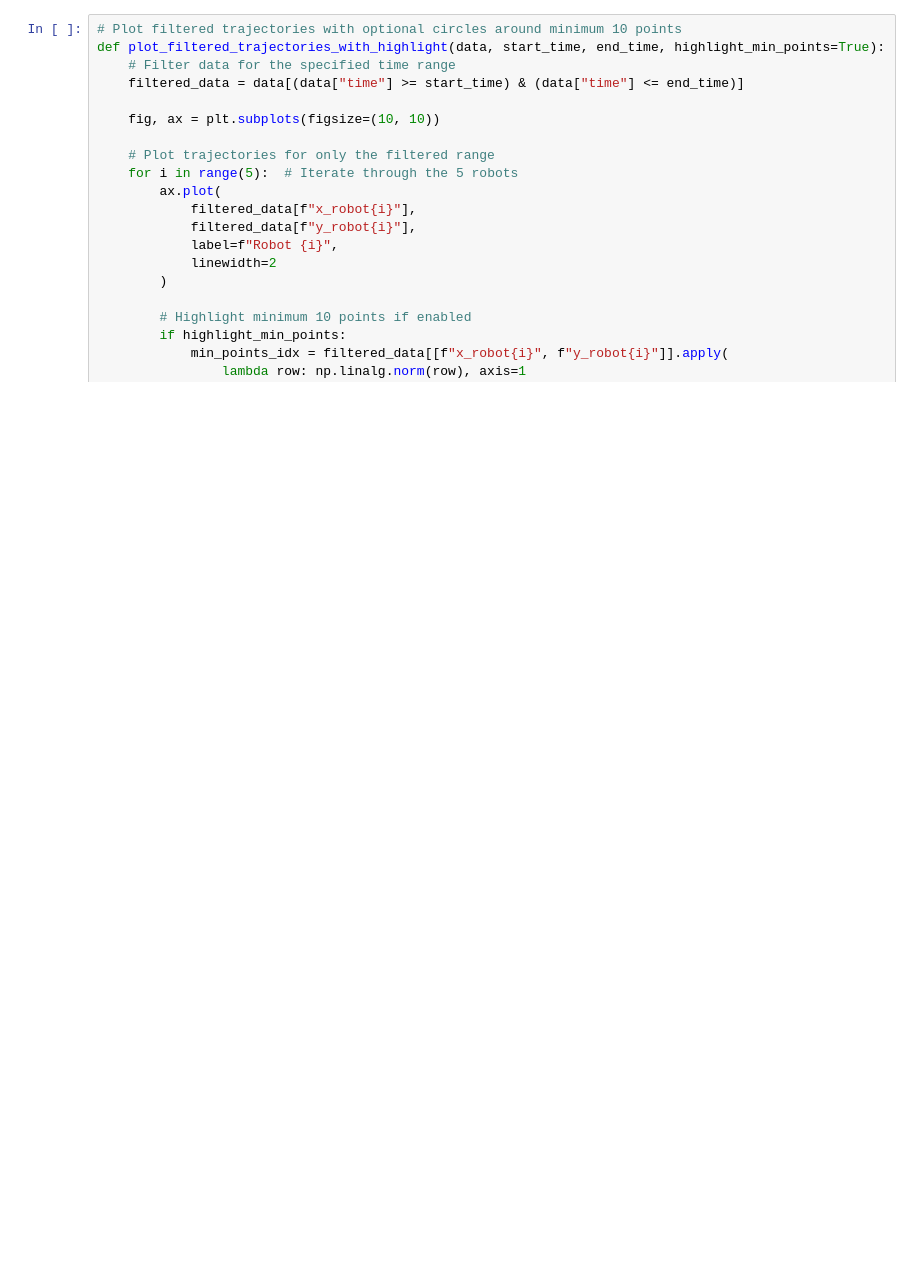
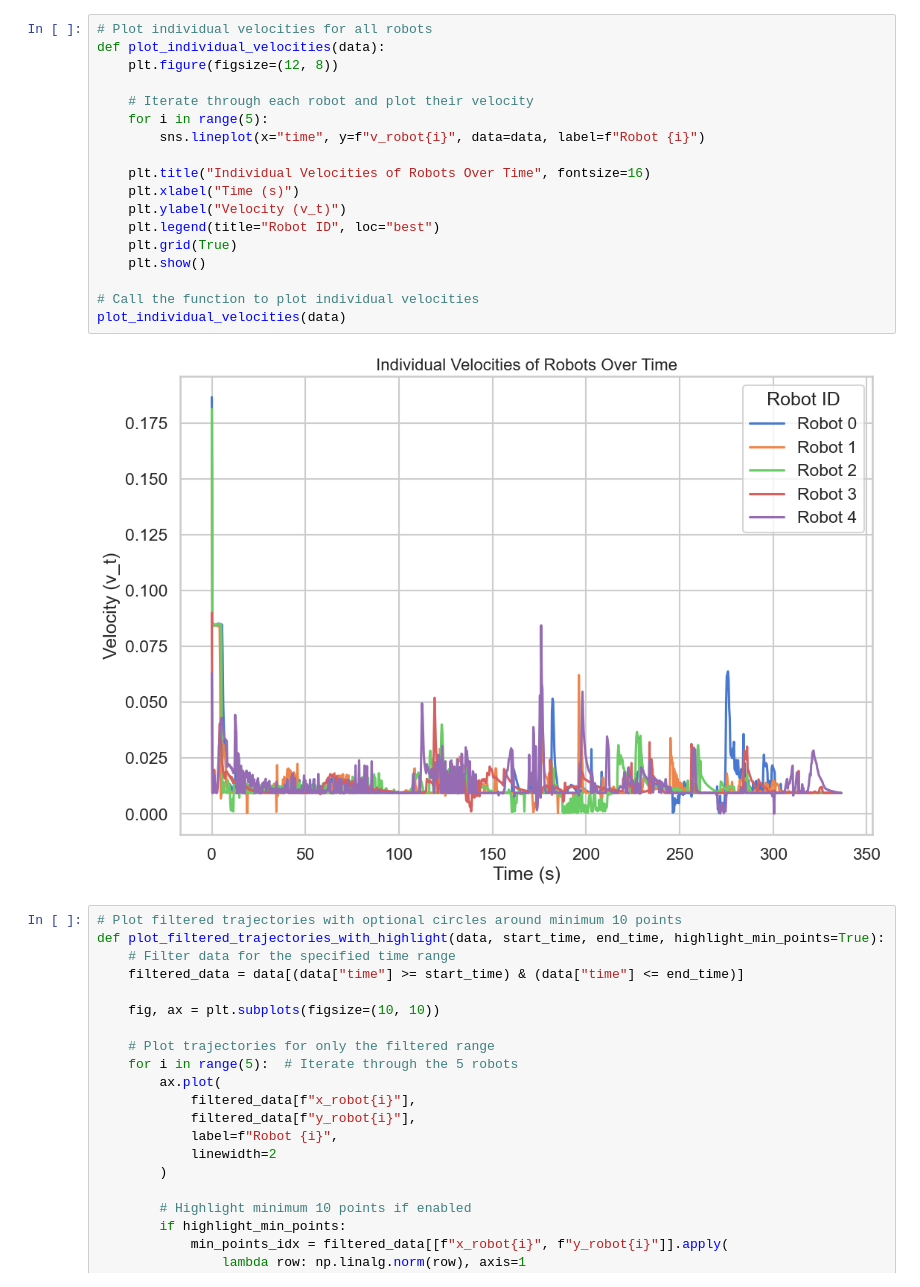
Before and after one commit to antoinehinary/robot_swarm_control, a Jupyter notebook: analysis.ipynb, the cells around one changed output. Saved outputs shown, nothing was run; the diff lists cells and outputs as text; blank space fills up the shorter version.

```diff
--- a/analysis.ipynb
+++ b/analysis.ipynb
@@ -139,3 +139,23 @@ plot_pairplot(data)
+# %%
+# Plot individual velocities for all robots
+def plot_individual_velocities(data):
+    plt.figure(figsize=(12, 8))
+
+    # Iterate through each robot and plot their velocity
+    for i in range(5):
+        sns.lineplot(x="time", y=f"v_robot{i}", data=data, label=f"Robot {i}")
+
+    plt.title("Individual Velocities of Robots Over Time", fontsize=16)
+    plt.xlabel("Time (s)")
+    plt.ylabel("Velocity (v_t)")
+    plt.legend(title="Robot ID", loc="best")
+    plt.grid(True)
+    plt.show()
+
+# Call the function to plot individual velocities
+plot_individual_velocities(data)
+# %% [output]
+[figure, added]
 # %%
 # Plot filtered trajectories with optional circles around minimum 10 points
 def plot_filtered_trajectories_with_highlight(data, start_time, end_time, highlight_min_points=True):
```
Also changed, not shown: parts of 1 cell of this notebook, 2 other files.
